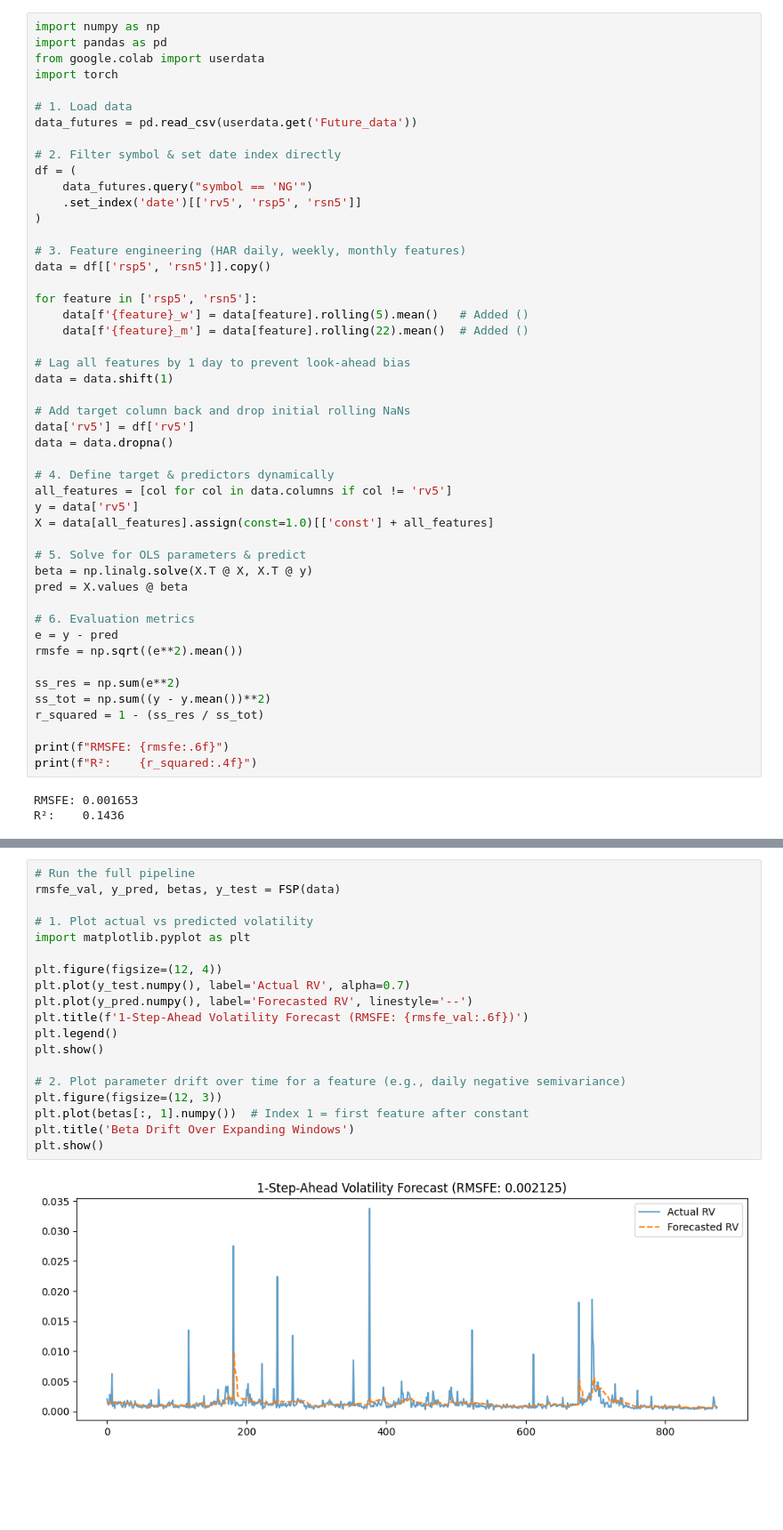
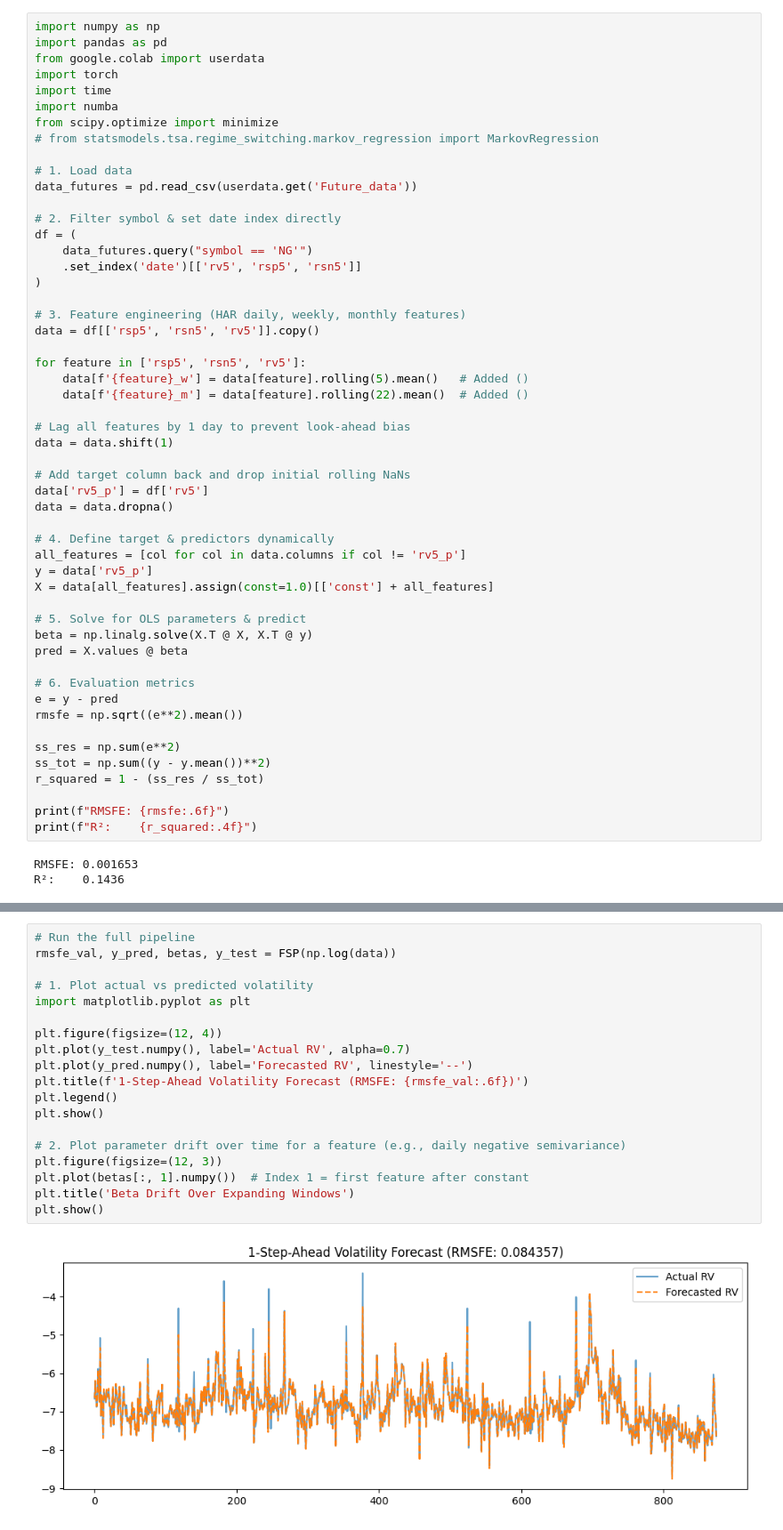
Before and after one commit to Deangr-econ/torch-volatility-engine, a Jupyter notebook: HAR_Markov_Switching.ipynb, the cells around one changed output, grey strips where cells are left out. Shown at 89% size. Drawn from its saved outputs; the diff is of its cells as text; blank space fills up the shorter version.

```diff
--- a/HAR_Markov_Switching.ipynb
+++ b/HAR_Markov_Switching.ipynb
@@ -5,6 +5,10 @@ import numpy as np
 import pandas as pd
 from google.colab import userdata
 import torch
+import time
+import numba
+from scipy.optimize import minimize
+# from statsmodels.tsa.regime_switching.markov_regression import MarkovRegression
 
 # 1. Load data
 data_futures = pd.read_csv(userdata.get('Future_data'))
@@ -16,9 +20,9 @@ df = (
 )
 
 # 3. Feature engineering (HAR daily, weekly, monthly features)
-data = df[['rsp5', 'rsn5']].copy()
+data = df[['rsp5', 'rsn5', 'rv5']].copy()
 
-for feature in ['rsp5', 'rsn5']:
+for feature in ['rsp5', 'rsn5', 'rv5']:
     data[f'{feature}_w'] = data[feature].rolling(5).mean()   # Added ()
     data[f'{feature}_m'] = data[feature].rolling(22).mean()  # Added ()
 
@@ -26,12 +30,12 @@ for feature in ['rsp5', 'rsn5']:
 data = data.shift(1)
 
 # Add target column back and drop initial rolling NaNs
-data['rv5'] = df['rv5']
+data['rv5_p'] = df['rv5']
 data = data.dropna()
 
 # 4. Define target & predictors dynamically
-all_features = [col for col in data.columns if col != 'rv5']
-y = data['rv5']
+all_features = [col for col in data.columns if col != 'rv5_p']
+y = data['rv5_p']
 X = data[all_features].assign(const=1.0)[['const'] + all_features]
 
 # 5. Solve for OLS parameters & predict
@@ -162,21 +230,21 @@ def FSP(df, target_col='rv5', train_pct=0.80):
 # %%
 # Run the full pipeline
-rmsfe_val, y_pred, betas, y_test = FSP(data)
+rmsfe_val, y_pred, betas, y_test = FSP(np.log(data))
 
 # 1. Plot actual vs predicted volatility
 import matplotlib.pyplot as plt
 
 plt.figure(figsize=(12, 4))
 plt.plot(y_test.numpy(), label='Actual RV', alpha=0.7)
 plt.plot(y_pred.numpy(), label='Forecasted RV', linestyle='--')
 plt.title(f'1-Step-Ahead Volatility Forecast (RMSFE: {rmsfe_val:.6f})')
 plt.legend()
 plt.show()
 
 # 2. Plot parameter drift over time for a feature (e.g., daily negative semivariance)
 plt.figure(figsize=(12, 3))
 plt.plot(betas[:, 1].numpy())  # Index 1 = first feature after constant
 plt.title('Beta Drift Over Expanding Windows')
 plt.show()
 # %% [output]
-[figure, old version]
+[figure, new version]
```
Also changed, not shown: parts of 18 cells of this notebook.
